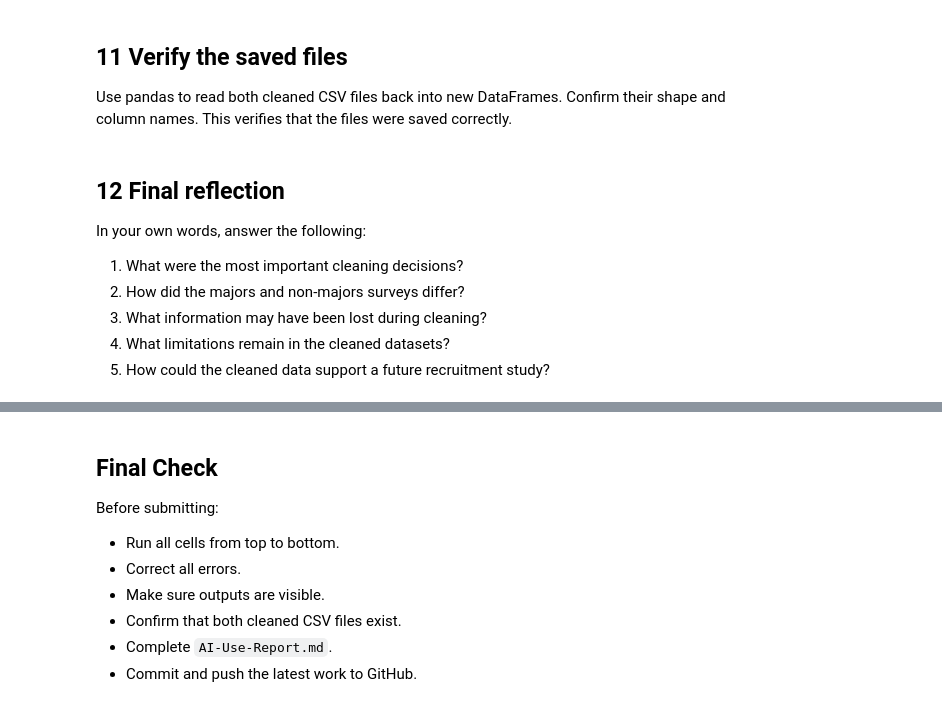
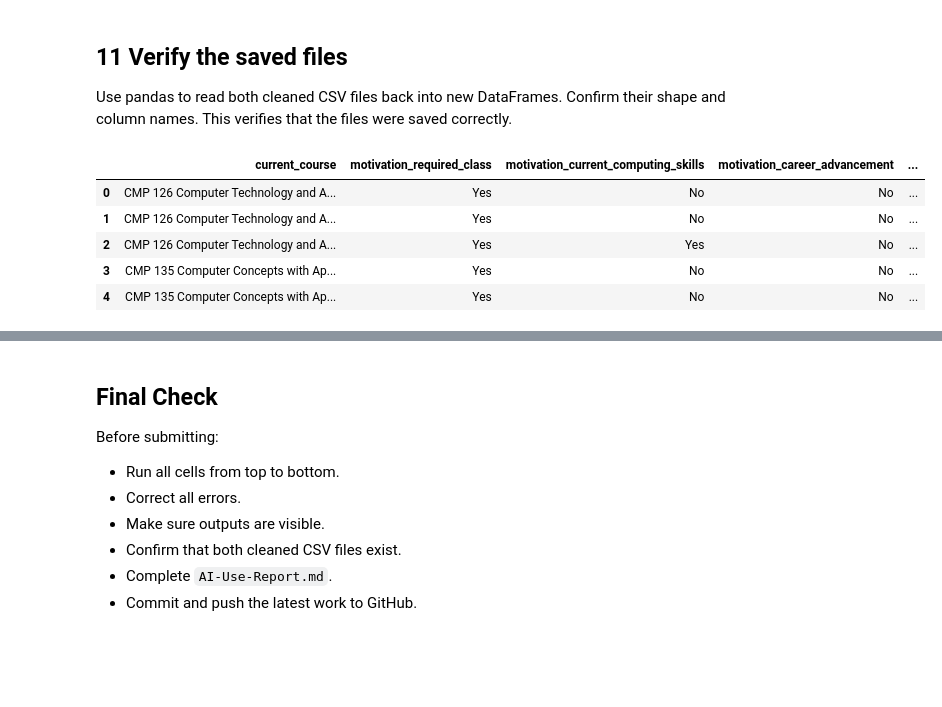
Before and after one commit to khanshanzaeosama-ui/Khan-Shanzae-CMP262-Project01-Part01, a Jupyter notebook: Project01-DataCleaning.ipynb, the cells around one changed output, grey strips where cells are left out. Saved outputs shown, nothing was run; the diff lists cells and outputs as text; code cells hidden in the pictures; blank space fills up the shorter version.

```diff
--- a/Project01-DataCleaning.ipynb
+++ b/Project01-DataCleaning.ipynb
@@ -113,13 +569,20 @@ Use pandas to save these two files in the `cleaned-data` folder without includin
 ## 11 Verify the saved files
 
 Use pandas to read both cleaned CSV files back into new DataFrames. Confirm their shape and column names. This verifies that the files were saved correctly.
-# %% [markdown]
-## 12 Final reflection
-
-In your own words, answer the following:
-
-1. What were the most important cleaning decisions?
-2. How did the majors and non-majors surveys differ?
-3. What information may have been lost during cleaning?
-4. What limitations remain in the cleaned datasets?
-5. How could the cleaned data support a future recruitment study?
+# %%
+majors_clean = pd.read_csv("cleaned-data/majors_clean.csv")
+majors_clean.shape
+majors_clean.columns
+majors_clean.head()
+
+nonmajors_clean = pd.read_csv("cleaned-data/nonmajors_clean.csv")
+nonmajors_clean.shape
+nonmajors_clean.columns
+nonmajors_clean.head()
+# %% [output]
+|  | current_course | motivation_required_class | motivation_current_computing_skills | motivation_career_advancement | ... |
+| 0 | CMP 126 Computer Technology and A... | Yes | No | No | ... |
+| 1 | CMP 126 Computer Technology and A... | Yes | No | No | ... |
+| 2 | CMP 126 Computer Technology and A... | Yes | Yes | No | ... |
+| 3 | CMP 135 Computer Concepts with Ap... | Yes | No | No | ... |
+| 4 | CMP 135 Computer Concepts with Ap... | Yes | No | No | ... |
```
Also changed, not shown: parts of 24 cells of this notebook, 3 other files.
